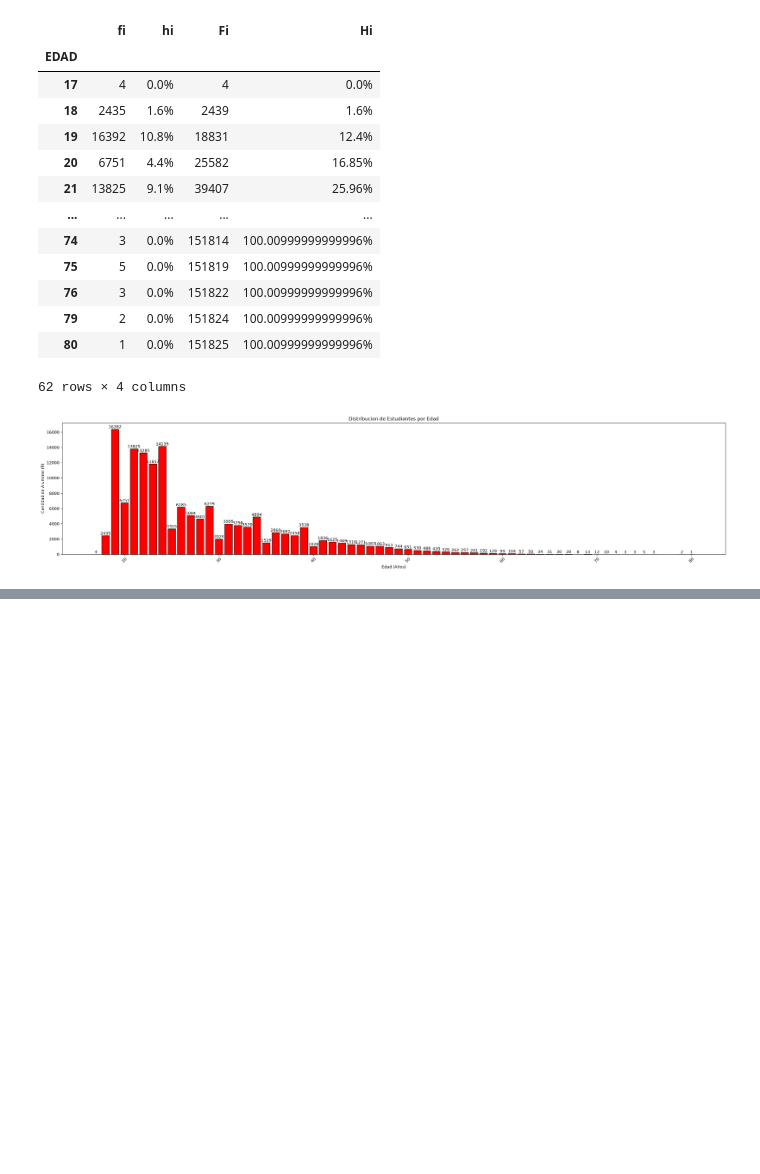
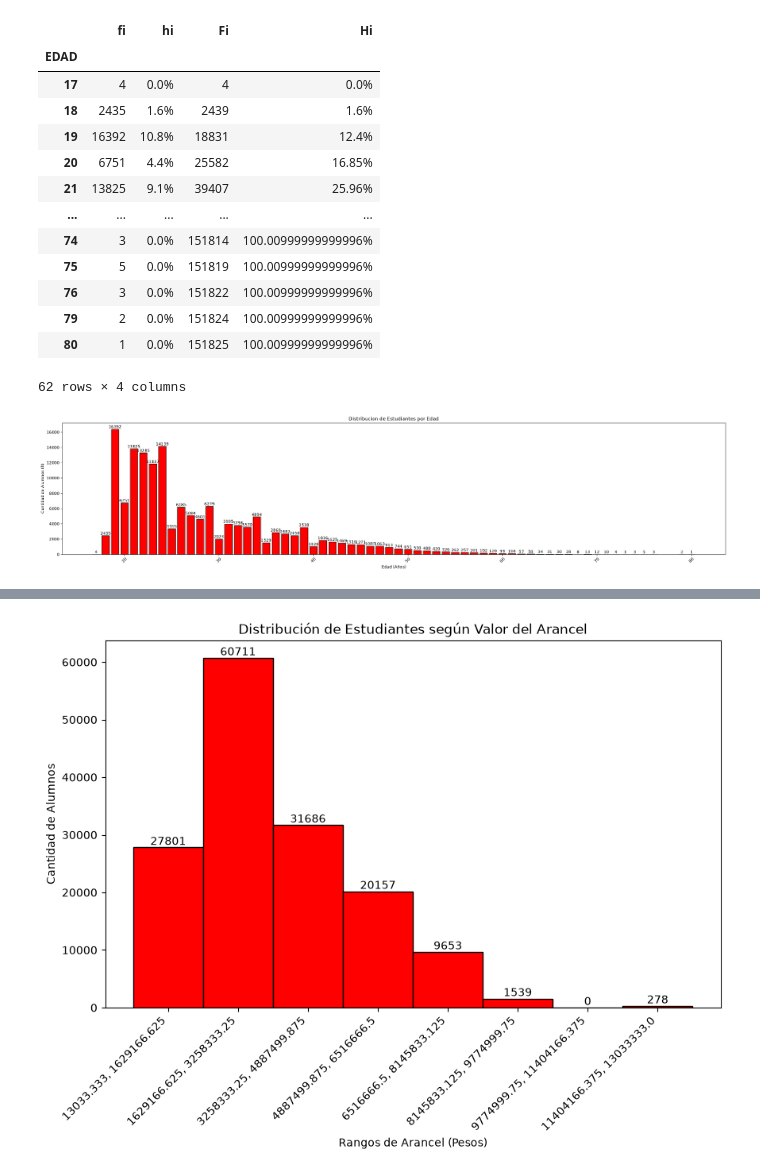
Before and after one commit to Joweeell/TrabajoPractico, a Jupyter notebook: Solucion.ipynb, the cells around one changed output, grey strips where cells are left out. Saved outputs shown, nothing was run; the diff lists cells and outputs as text; code cells hidden in the pictures; blank space fills up the shorter version.

```diff
--- a/Solucion.ipynb
+++ b/Solucion.ipynb
@@ -263,0 +380,14 @@ plt.show()
+# %%
+#Cálculo de frecuencia absoluta. La palabra frecuencia representa la frecuencia absoluta.
+frecuencia = df.groupby('VALOR ARANCEL (PESOS)').size()
+
+n = df.shape[0]
+
+#Crear el DF con todas las frecuencias
+tabla = pd.DataFrame({
+    'fi': frecuencia,
+    'hi': round((frecuencia/n) *100, 1).astype(str) + '%', # redondear según contexto y valores de los datos, mostrando símbolo de '%'
+    'Fi':frecuencia.cumsum(),
+    'Hi': ((frecuencia/n) * 100).cumsum()
+})
+tabla
@@ -263,0 +409,26 @@ plt.show()
+# %%
+
+import numpy as np
+import pandas as pd
+import matplotlib.pyplot as plt
+#Histograma
+
+#Considerar que "tabla" es el nombre de la tabla de frecuencias construida
+
+#Variables
+categorias = tabla.index.astype(str).str.replace('(', '').str.replace(']', '').str.replace('-', '')
+f= tabla['fi']   #Considerar que "Frecuencia" es el tipo de frecuencia a graficar
+
+#Gráfico
+fig, ax = plt.subplots(figsize = (10,6))
+histograma= ax.bar(categorias.astype(str), f, color = 'r', edgecolor = 'black', width = 1) #Los colores son de libre elección
+
+#Personalización
+ax.set_title('Distribución de Estudiantes según Valor del Arancel')
+ax.set_xlabel('Rangos de Arancel (Pesos)')
+ax.set_ylabel('Cantidad de Alumnos')
+ax.bar_label(histograma, fmt = '%d') #El argumento fmt controla la cantidad de decimales a mostrar
+plt.xticks(rotation=45, ha = 'right') #Rota en 45° las categorías para evitar la superposición
+plt.show()
+# %% [output]
+[figure, added]
```
Also changed, not shown: parts of 16 cells of this notebook.
